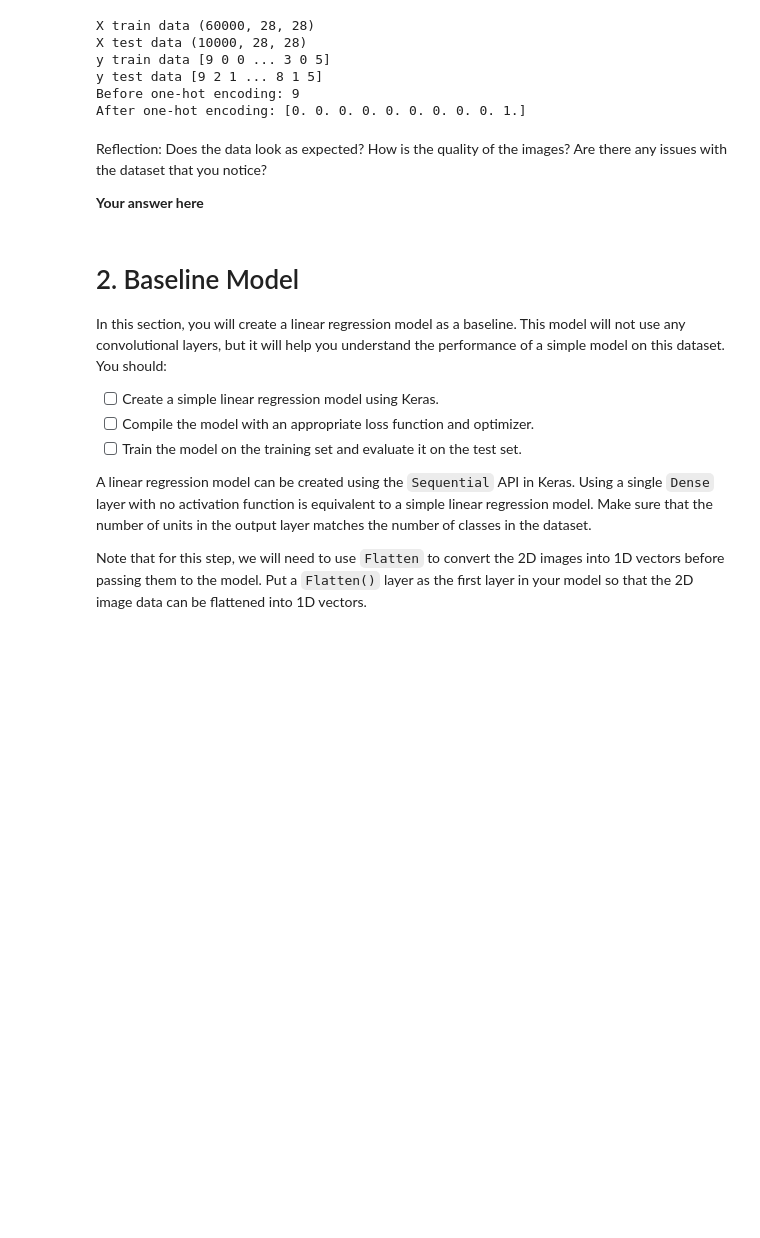
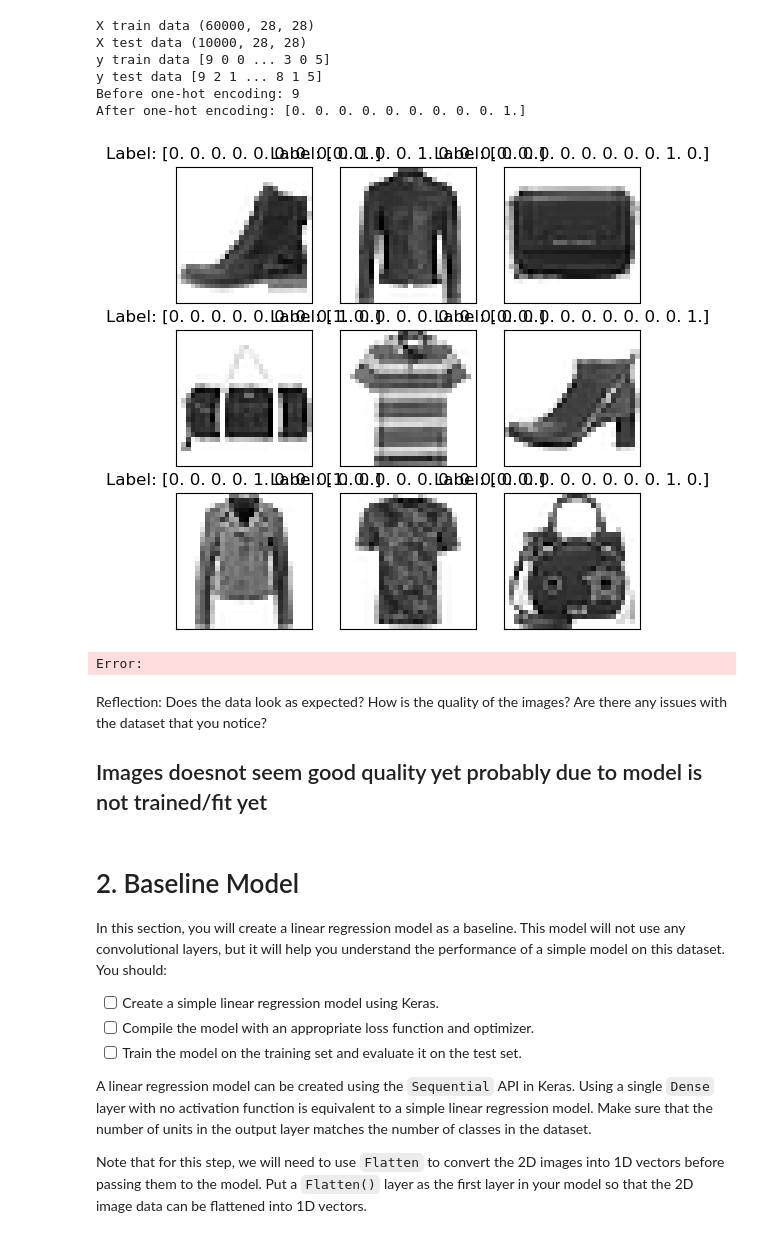
Before and after one commit to torontodeveloper/deep_learning, a Jupyter notebook: 02_activities/assignments/assignment_1.ipynb, the cells around one changed output. Saved outputs shown, nothing was run; the diff lists cells and outputs as text; code cells hidden in the pictures; blank space fills up the shorter version.

```diff
--- a/02_activities/assignments/assignment_1.ipynb
+++ b/02_activities/assignments/assignment_1.ipynb
@@ -62,26 +56,29 @@ After one-hot encoding: [0. 0. 0. 0. 0. 0. 0. 0. 0. 1.]
 # %%
 import matplotlib.pyplot as plt
 import numpy as np
 # Verify the data looks as expected
 # Selecting 9 random indices
-random_indices = np.random.choice(len(digits.images), 9, replace=False)
+random_indices = np.random.choice(len(X_train), 9, replace=False)
 
 # Creating a 3x3 grid plot
 fig, axes = plt.subplots(3, 3, figsize=(6, 6))
 
 for i, ax in enumerate(axes.flat):
-    ax.imshow(digits.images[random_indices[i]], cmap=plt.cm.gray_r, interpolation='nearest')
-    ax.set_title(f"Label: {digits.target[random_indices[i]]}")
+    ax.imshow(X_train[random_indices[i]], cmap=plt.cm.gray_r, interpolation='nearest')
+    ax.set_title(f"Label: {y_train[random_indices[i]]}")
 
     # Removing axis labels
     ax.set_xticks([])
     ax.set_yticks([])
 
 plt.show()
+# %% [output]
+[figure, added]
+Error:
 # %% [markdown]
 Reflection: Does the data look as expected? How is the quality of the images? Are there any issues with the dataset that you notice?
 
-**Your answer here**
+## Images doesnot seem good quality yet probably due to model is not trained/fit yet
 # %% [markdown]
 # 2. Baseline Model
 
```
Also changed, not shown: parts of 6 cells of this notebook, 1 other file.
